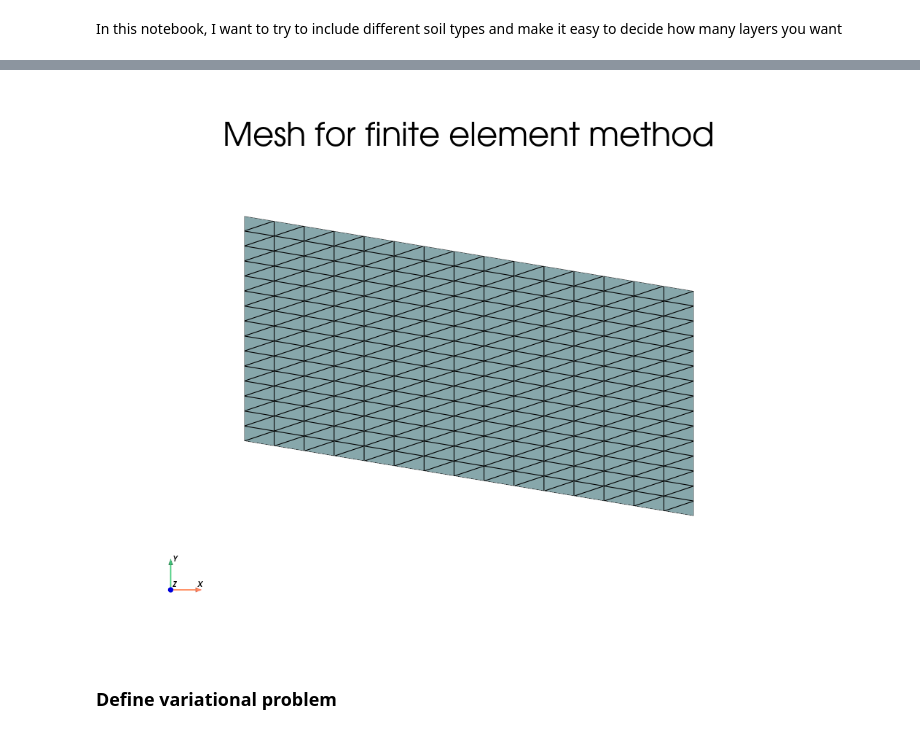
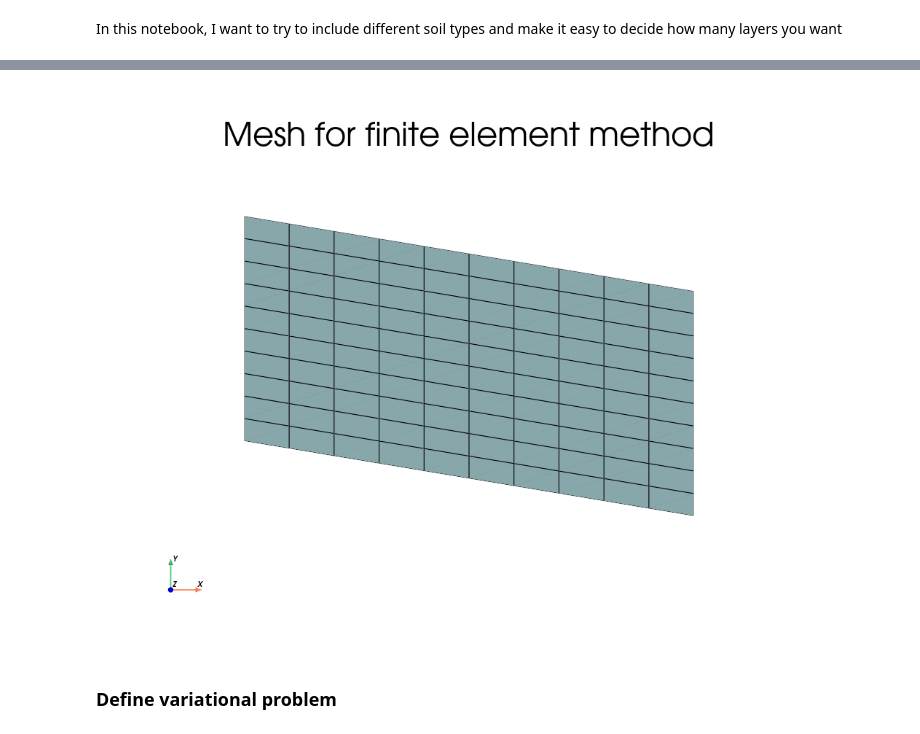
Before and after one commit to lannika-ut/ScientificPractice, a Jupyter notebook: FiniteElements/Richards_heterogen_flexibler.ipynb, the cells around one changed output, grey strips where cells are left out. Saved outputs shown, nothing was run; the diff lists cells and outputs as text; code cells hidden in the pictures.

```diff
--- a/FiniteElements/Richards_heterogen_flexibler.ipynb
+++ b/FiniteElements/Richards_heterogen_flexibler.ipynb
@@ -74,7 +76,7 @@ def create_quad_domain(comm, nx, ny, p0, p1, p2, p3):
         dolfinx.mesh: Domain defined by the corner points.
     """
 
-    mesh = create_unit_square(comm, nx, ny)
+    mesh = create_unit_square(comm, nx, ny, cell_type=CellType.quadrilateral)
 
     x = mesh.geometry.x
     xi = x[:, 0]
@@ -94,6 +96,6 @@ P0 = np.array([0, 0])
 P1 = np.array([6, -1])
 P2 = np.array([6, 2])
 P3 = np.array([0, 3])
-domain = create_quad_domain(MPI.COMM_WORLD, 15, 15, P0, P1, P2, P3)
+domain = create_quad_domain(MPI.COMM_WORLD, 10, 10, P0, P1, P2, P3)
 plot_mesh2(domain)
 # %% [output]
@@ -101,4 +103,4 @@ plot_mesh2(domain)
-[figure, old version]
+[figure, new version]
 # %% [markdown]
 ### Define variational problem
 # %% [markdown]
```
Also changed, not shown: parts of 14 cells of this notebook, 5 other files.
